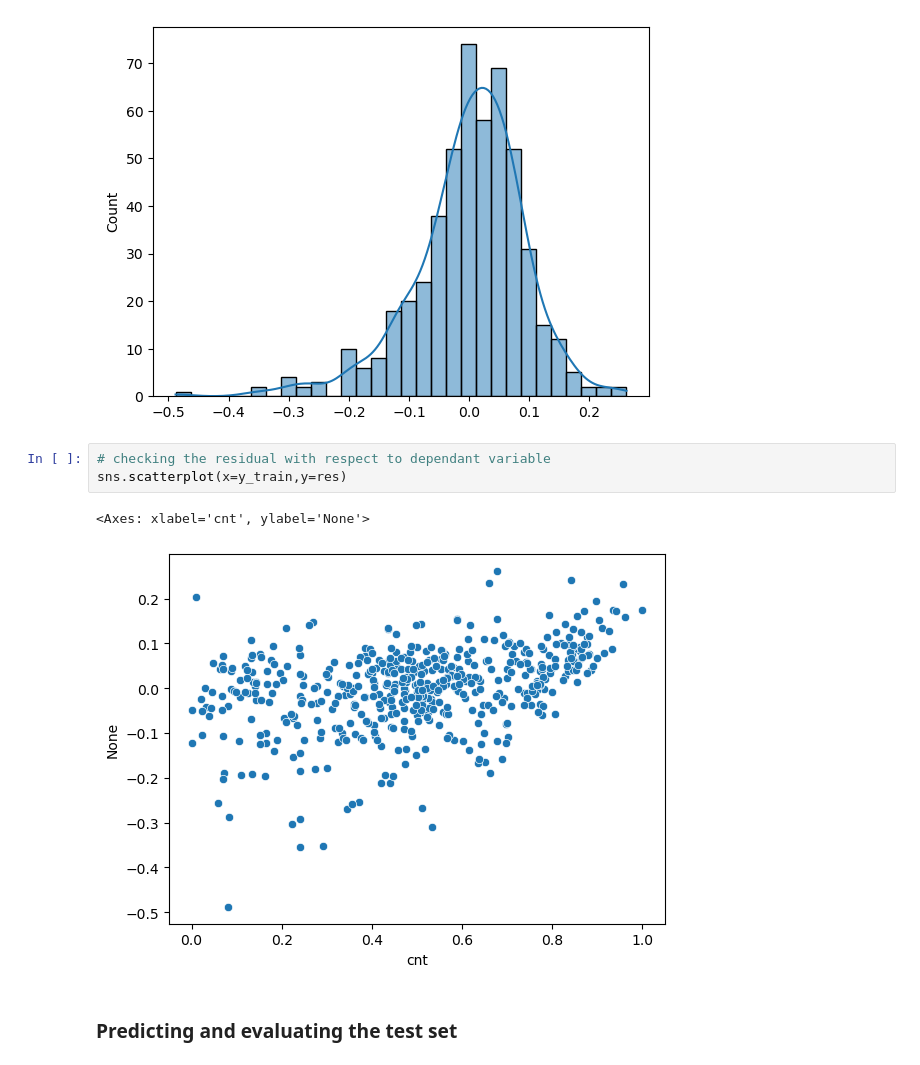
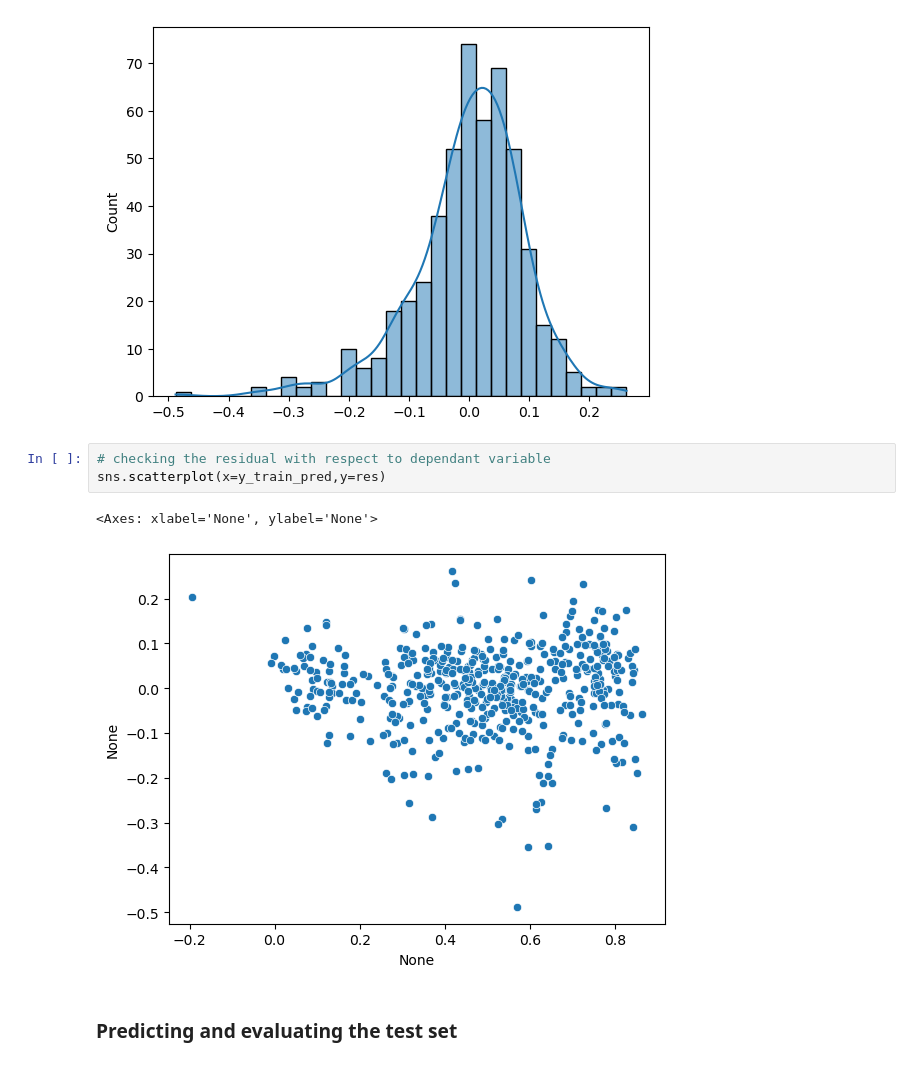
Before and after one commit to mohakp/bikeDemandLinReg, a Jupyter notebook: Mohak Purushottam Pingle.ipynb, the cells around one changed output. Cells and saved outputs as stored; diff of their text form.

Commit message:
corrected param for res scatter plot

```diff
--- a/Mohak Purushottam Pingle.ipynb
+++ b/Mohak Purushottam Pingle.ipynb
@@ -1145,10 +1145,10 @@ sns.histplot(res,kde=True)
 [figure]
 # %%
 # checking the residual with respect to dependant variable
-sns.scatterplot(x=y_train,y=res)
+sns.scatterplot(x=y_train_pred,y=res)
 # %% [output]
-<Axes: xlabel='cnt', ylabel='None'>
+<Axes: xlabel='None', ylabel='None'>
-[figure, old version]
+[figure, new version]
 # %% [markdown]
 ### Predicting and evaluating the test set
 # %%
```
